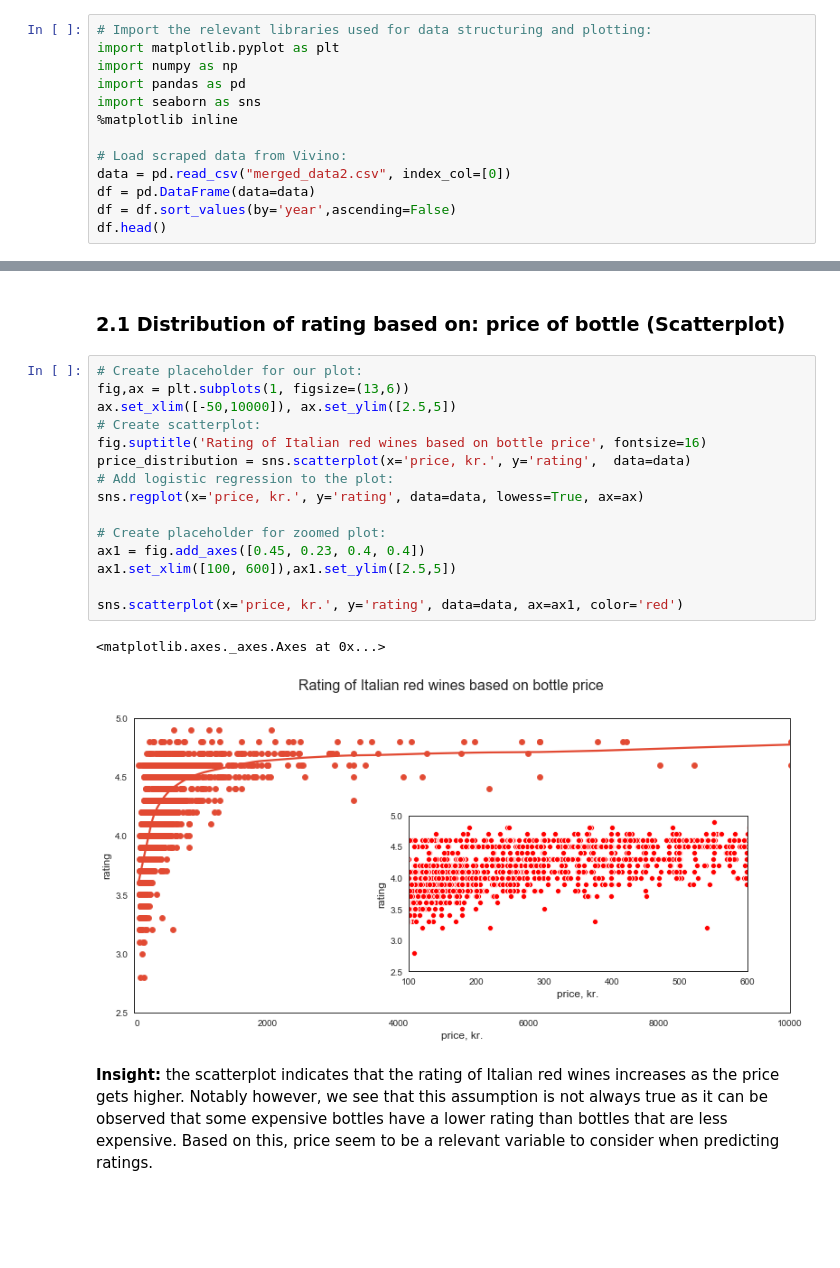
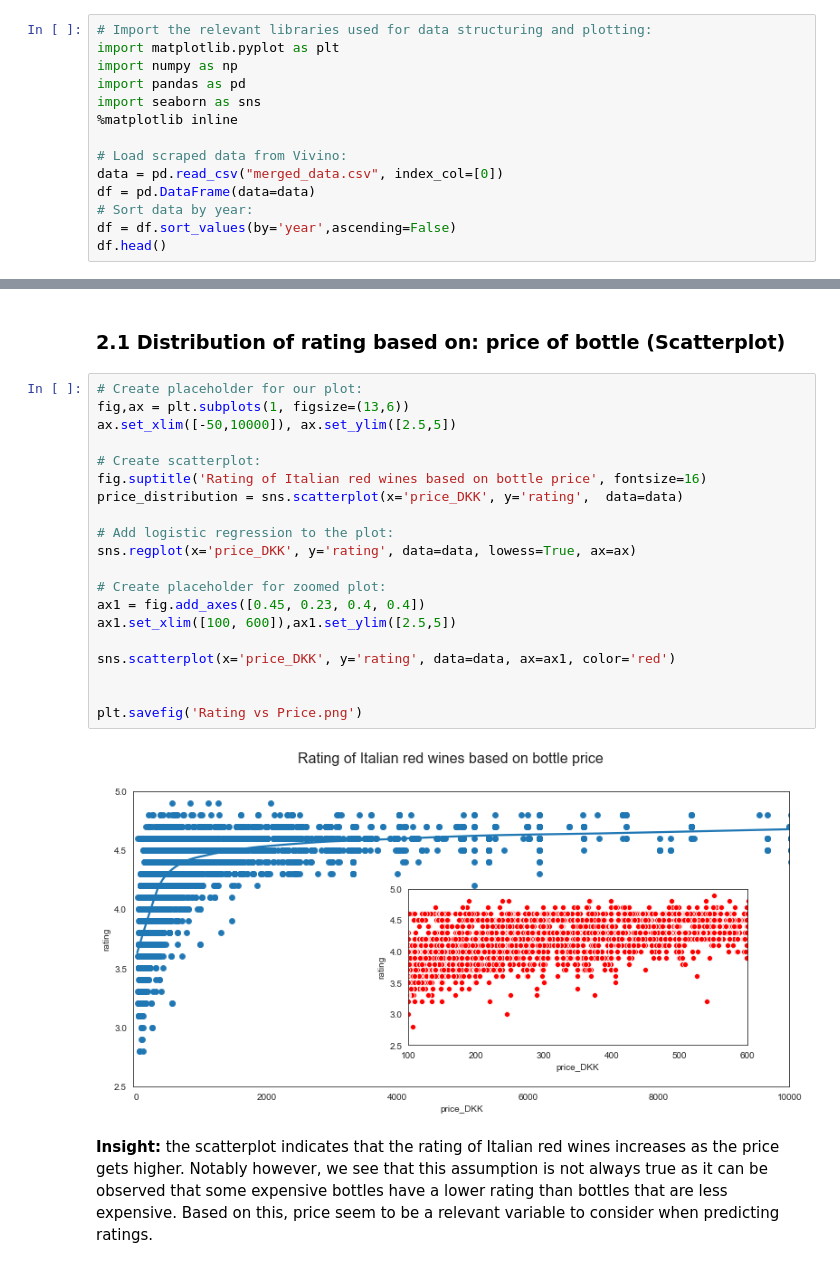
Before and after one commit to lassekrone/Group-21, a Jupyter notebook: Appendix 2 - Descriptive Statistics .ipynb, the cells around one changed output, grey strips where cells are left out. Cells and saved outputs as stored; diff of their text form; blank space fills up the shorter version.

```diff
--- a/Appendix 2 - Descriptive Statistics .ipynb
+++ b/Appendix 2 - Descriptive Statistics .ipynb
@@ -13,8 +13,9 @@ import seaborn as sns
 %matplotlib inline
 
 # Load scraped data from Vivino:
-data = pd.read_csv("merged_data2.csv", index_col=[0])
+data = pd.read_csv("merged_data.csv", index_col=[0])
 df = pd.DataFrame(data=data)
+# Sort data by year:
 df = df.sort_values(by='year',ascending=False)
 df.head()
 # %% [output]
@@ -31,21 +34,25 @@ df.head()
 # %%
 # Create placeholder for our plot:
 fig,ax = plt.subplots(1, figsize=(13,6))
 ax.set_xlim([-50,10000]), ax.set_ylim([2.5,5])
+
 # Create scatterplot:
 fig.suptitle('Rating of Italian red wines based on bottle price', fontsize=16)
-price_distribution = sns.scatterplot(x='price, kr.', y='rating',  data=data)
+price_distribution = sns.scatterplot(x='price_DKK', y='rating',  data=data)
+
 # Add logistic regression to the plot:
-sns.regplot(x='price, kr.', y='rating', data=data, lowess=True, ax=ax)
+sns.regplot(x='price_DKK', y='rating', data=data, lowess=True, ax=ax)
 
 # Create placeholder for zoomed plot:
 ax1 = fig.add_axes([0.45, 0.23, 0.4, 0.4])
 ax1.set_xlim([100, 600]),ax1.set_ylim([2.5,5])
 
-sns.scatterplot(x='price, kr.', y='rating', data=data, ax=ax1, color='red')
+sns.scatterplot(x='price_DKK', y='rating', data=data, ax=ax1, color='red')
+
+
+plt.savefig('Rating vs Price.png')
 # %% [output]
-<matplotlib.axes._axes.Axes at 0x...>
-[figure, old version]
+[figure, new version]
 # %% [markdown]
 **Insight:** the scatterplot indicates that the rating of Italian red wines increases as the price gets higher. Notably however, we see that this assumption is not always true as it can be observed that some expensive bottles have a lower rating than bottles that are less expensive. Based on this, price seem to be a relevant variable to consider when predicting ratings.
 # %% [markdown]
```
Also changed, not shown: parts of 22 cells of this notebook.
